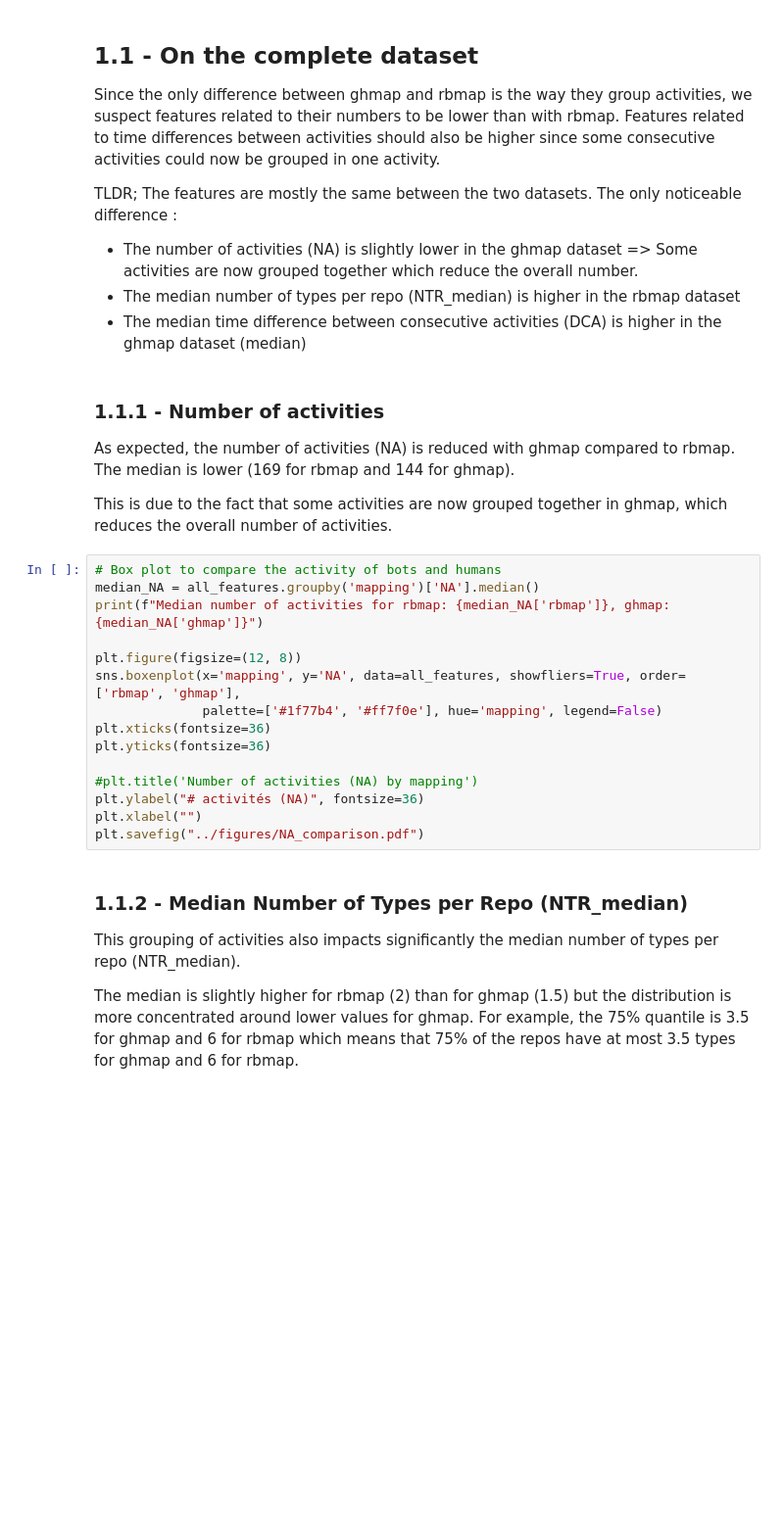
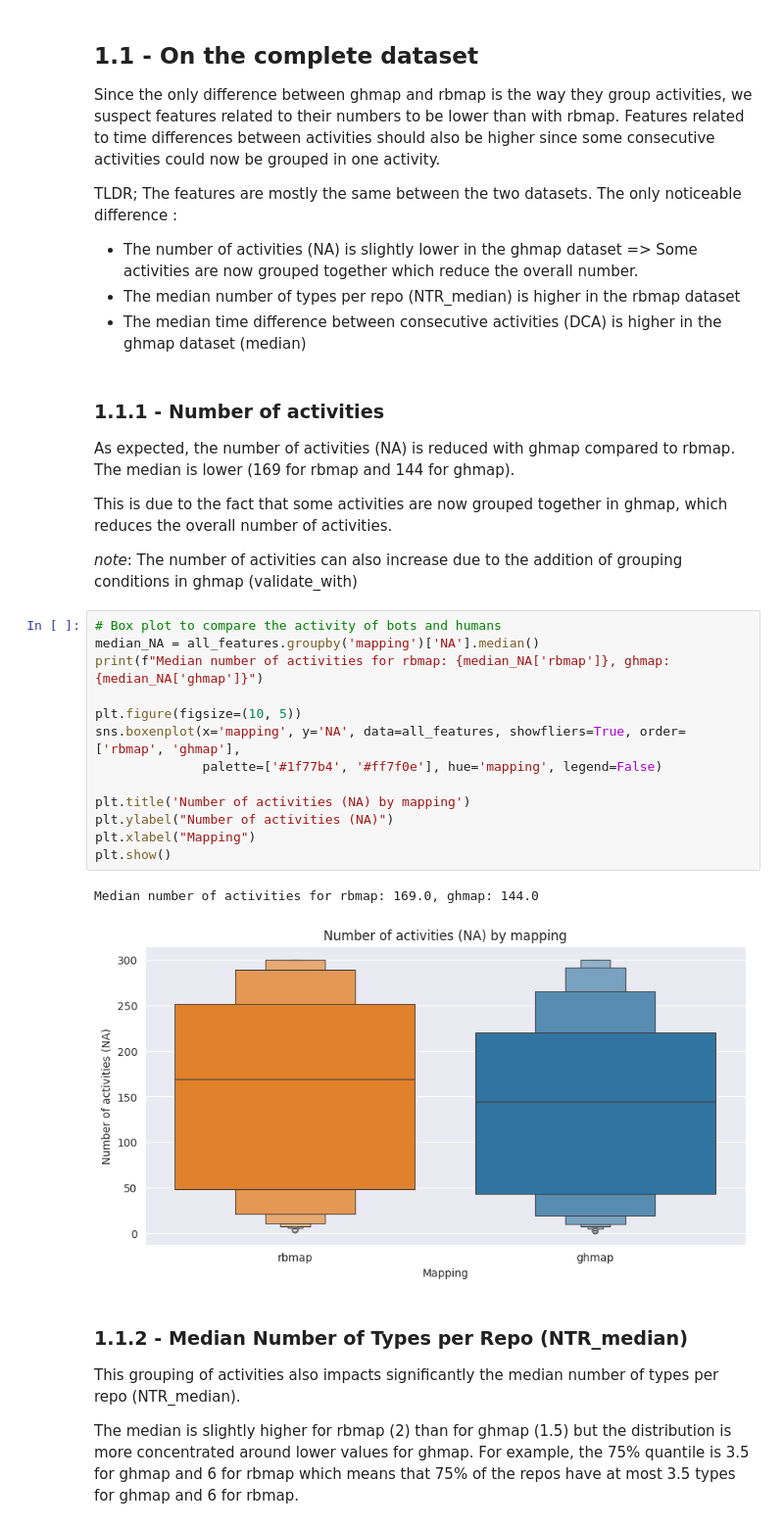
Before and after one commit to MrRose765/GitLab-Bot-identification, a Jupyter notebook: src/notebooks/github/mapping_comparison.ipynb, the cells around one changed output. Shown at 98% size. Drawn from its saved outputs; the diff is of its cells as text; blank space fills up the shorter version.

```diff
--- a/src/notebooks/github/mapping_comparison.ipynb
+++ b/src/notebooks/github/mapping_comparison.ipynb
@@ -55,21 +49,24 @@ TLDR; The features are mostly the same between the two datasets. The only notice
 As expected, the number of activities (NA) is reduced with ghmap compared to rbmap. The median is lower (169 for rbmap and 144 for ghmap).
 
 This is due to the fact that some activities are now grouped together in ghmap, which reduces the overall number of activities.
+
+*note*: The number of activities can also increase due to the addition of grouping conditions in ghmap (validate_with)
 # %%
 # Box plot to compare the activity of bots and humans
 median_NA = all_features.groupby('mapping')['NA'].median()
 print(f"Median number of activities for rbmap: {median_NA['rbmap']}, ghmap: {median_NA['ghmap']}")
 
-plt.figure(figsize=(12, 8))
+plt.figure(figsize=(10, 5))
 sns.boxenplot(x='mapping', y='NA', data=all_features, showfliers=True, order=['rbmap', 'ghmap'],
               palette=['#1f77b4', '#ff7f0e'], hue='mapping', legend=False)
-plt.xticks(fontsize=36)
-plt.yticks(fontsize=36)
 
-#plt.title('Number of activities (NA) by mapping')
-plt.ylabel("# activités (NA)", fontsize=36)
-plt.xlabel("")
-plt.savefig("../figures/NA_comparison.pdf")
+plt.title('Number of activities (NA) by mapping')
+plt.ylabel("Number of activities (NA)")
+plt.xlabel("Mapping")
+plt.show()
+# %% [output]
+Median number of activities for rbmap: 169.0, ghmap: 144.0
+[figure, added]
 # %% [markdown]
 ### 1.1.2 - Median Number of Types per Repo (NTR_median)
 This grouping of activities also impacts significantly the median number of types per repo (NTR_median).
```
Also changed, not shown: parts of 14 cells of this notebook, 10 other files.
